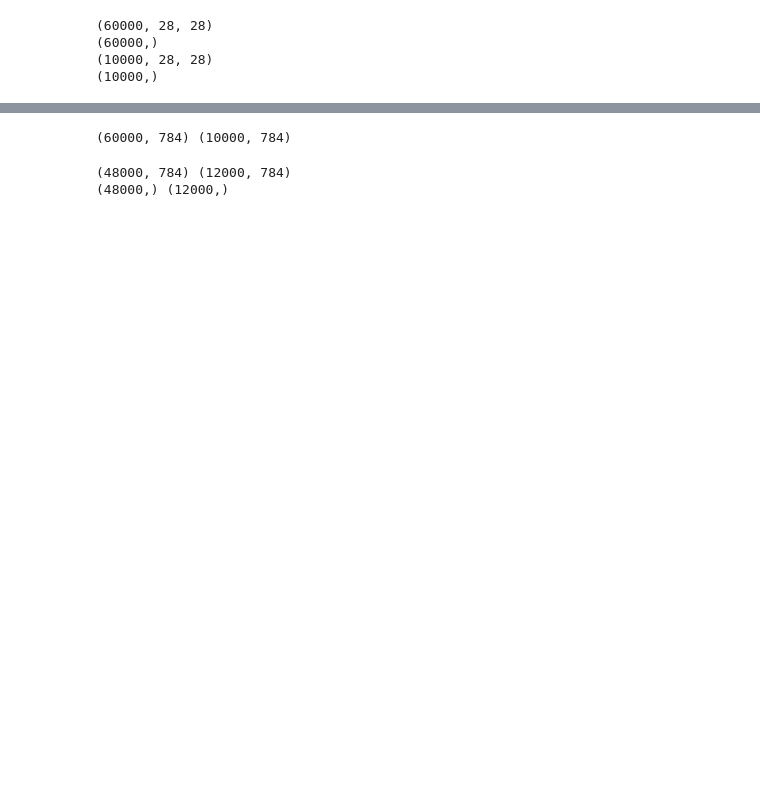
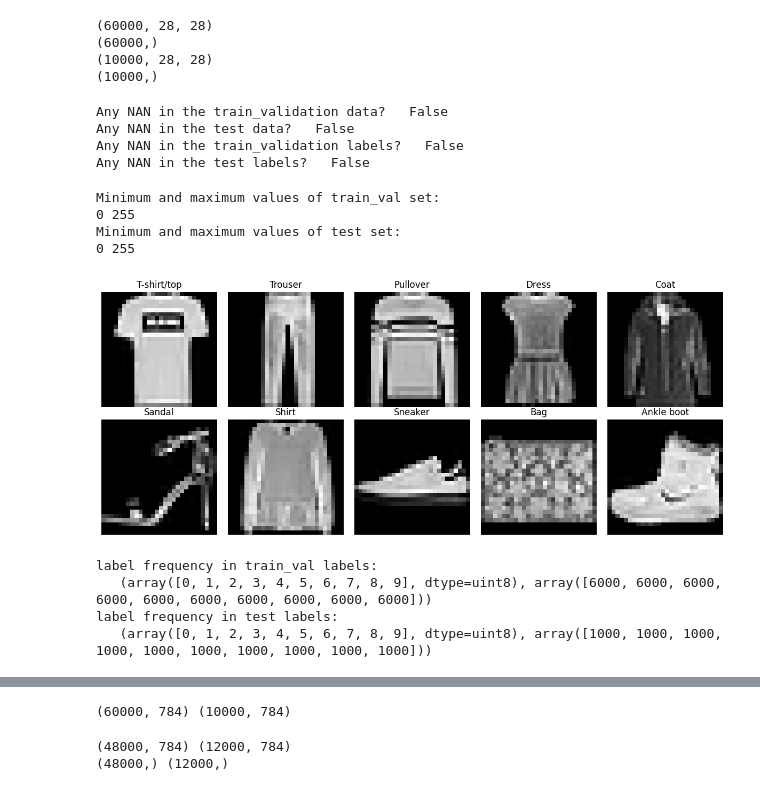
Before and after one commit to kuroshkarimi/Machine-Learning-and-Data-Analysis, a Jupyter notebook: Deep_Learning/Fashion_MNIST.ipynb, the cells around one changed output, grey strips where cells are left out. Saved outputs shown, nothing was run; the diff lists cells and outputs as text; code cells hidden in the pictures; blank space fills up the shorter version.

```diff
--- a/Deep_Learning/Fashion_MNIST.ipynb
+++ b/Deep_Learning/Fashion_MNIST.ipynb
@@ -89,3 +101,64 @@ print(y_test.shape)
 (60000,)
 (10000, 28, 28)
 (10000,)
+# %%
+
+# Checking the nan cells in the data
+
+print('Any NAN in the train_validation data?  ', np.isnan(x_train_val).any())
+print('Any NAN in the test data?  ', np.isnan(x_test).any())
+print('Any NAN in the train_validation labels?  ', np.isnan(y_train_val).any())
+print('Any NAN in the test labels?  ', np.isnan(y_test).any())
+# %% [output]
+Any NAN in the train_validation data?   False
+Any NAN in the test data?   False
+Any NAN in the train_validation labels?   False
+Any NAN in the test labels?   False
+# %%
+# Checking the manimum and maximum values at each set of data
+
+print('Minimum and maximum values of train_val set:')
+print(np.min(x_train_val, axis = (0, 1, 2)), np.max(x_train_val, axis = (0, 1, 2)))
+
+print('Minimum and maximum values of test set:')
+print(np.min(x_test, axis = (0, 1, 2)), np.max(x_test, axis = (0, 1, 2)))
+# %% [output]
+Minimum and maximum values of train_val set:
+0 255
+Minimum and maximum values of test set:
+0 255
+# %%
+# Visualizing some example images
+
+class_names = [
+    "T-shirt/top",
+    "Trouser",
+    "Pullover",
+    "Dress",
+    "Coat",
+    "Sandal",
+    "Shirt",
+    "Sneaker",
+    "Bag",
+    "Ankle boot"
+]
+
+fig, axes = plt.subplots(2, 5, figsize = (12, 5))
+for label, ax in enumerate(axes.ravel()):
+  index = np.where(y_train_val == label)[0][0]
+  ax.imshow(x_train_val[index], cmap = 'gray')
+  ax.set_title(class_names[label])
+  ax.axis('off')
+plt.tight_layout()
+plt.show()
+# %% [output]
+[figure, added]
+# %%
+# Seeing the frequency of labels
+print('label frequency in train_val labels:\n  ', np.unique(y_train_val, return_counts = True))
+print('label frequency in test labels:\n  ', np.unique(y_test, return_counts = True))
+# %% [output]
+label frequency in train_val labels:
+   (array([0, 1, 2, 3, 4, 5, 6, 7, 8, 9], dtype=uint8), array([6000, 6000, 6000, 6000, 6000, 6000, 6000, 6000, 6000, 6000]))
+label frequency in test labels:
+   (array([0, 1, 2, 3, 4, 5, 6, 7, 8, 9], dtype=uint8), array([1000, 1000, 1000, 1000, 1000, 1000, 1000, 1000, 1000, 1000]))
```
Also changed, not shown: parts of 39 cells of this notebook.
